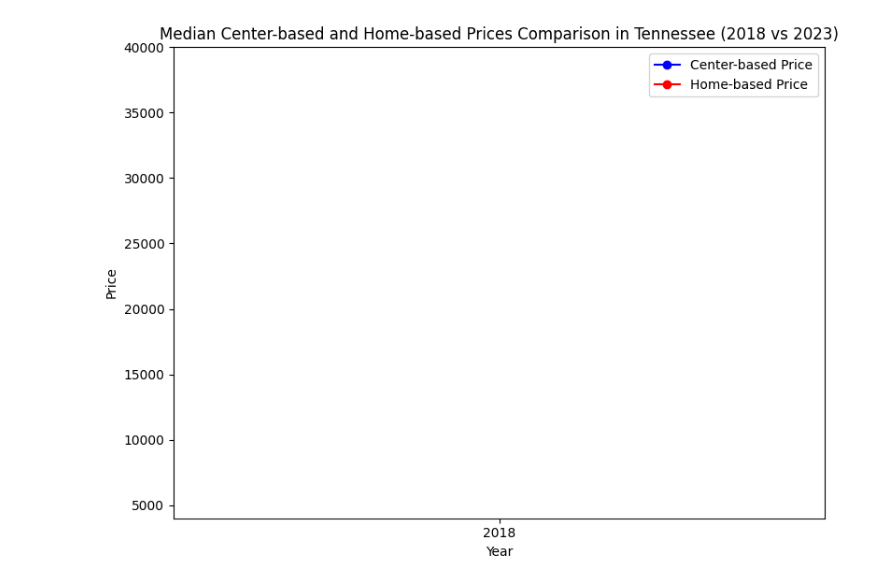
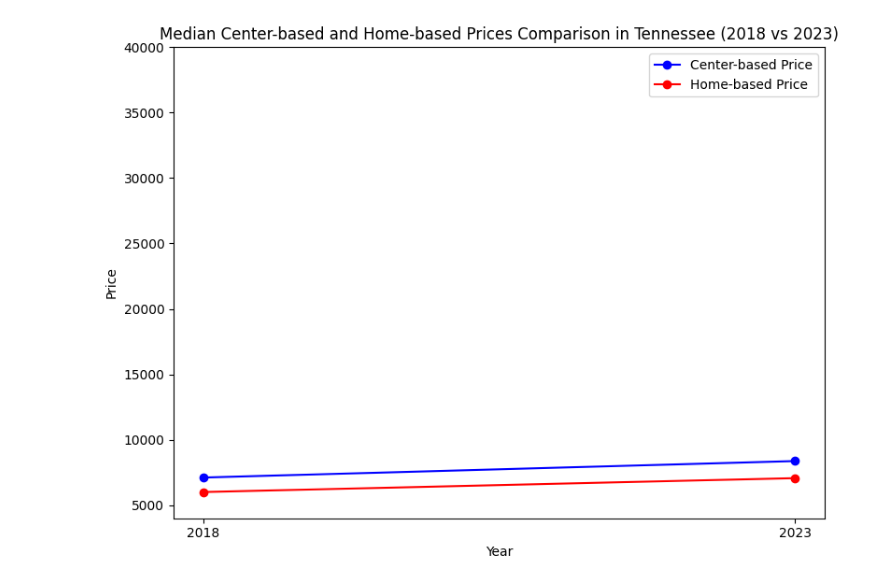
Before and after one commit to Clivesay1/Project-1, a Jupyter notebook: GetCharted.ipynb, the cells around one changed output. Drawn from its saved outputs; the diff is of its cells as text; code cells hidden in the pictures.

Commit message:
Using the newer Data, able to create the proper Charts.

```diff
--- a/GetCharted.ipynb
+++ b/GetCharted.ipynb
@@ -5,8 +5,10 @@ import numpy as np
 # %%
 median_path = "Resources/Merged_sheet.csv"
 
-clean_df = pd.read_csv(median_path)
+median_df = pd.read_csv(median_path)
 
-clean_df.head()
+median_df.columns = median_df.columns.str.strip()
+
+median_df.head()
 # %% [output]
 |  | State | Median center-based price: 2018 | Median home-based price: 2018 | Median price: 2018 | Median center-based price: 2023 | ... |
@@ -24,6 +272,6 @@ clean_df= clean_df.dropna()
 # %%
 
-clean_df.columns = clean_df.columns.str.strip()
+median_df.columns = median_df.columns.str.strip()
 
 # Convert relevant columns to numeric, coercing errors to NaNs
 columns_to_convert = [
@@ -32,34 +280,36 @@ columns_to_convert = [
 ]
 
 for column in columns_to_convert:
-    clean_df[column] = pd.to_numeric(clean_df[column], errors='coerce')
+    median_df[column] = pd.to_numeric(median_df[column], errors='coerce')
 
-# Extract state names and income data for 2018 and 2023
-states = clean_df['State']
-income_2018 = clean_df['Median Household Income 2018']
-income_2023 = clean_df['Median Household Income 2023']
+# Filter data for Tennessee
+tennessee_data = median_df[median_df['State'] == 'Tennessee']
+
+# Extract income data for 2018 and 2023
+income_2018 = tennessee_data['Median Household Income 2018'].values[0]
+income_2023 = tennessee_data['Median Household Income 2023'].values[0]
 
 # Create the bar chart
-fig, ax = plt.subplots(figsize=(14, 8))
+fig, ax = plt.subplots(figsize=(8, 6))
 
 # Set the width of the bars
 bar_width = 0.35
 
 # Positions of the bars
-index = range(len(states))
+index = range(2)
 
-# Bar chart for 2018
-bars_2018 = ax.bar(index, income_2018, bar_width, label='2018', color='darkblue')
+# Bar chart for Tennessee 2018
+bars_2018 = ax.bar(index[0], income_2018, bar_width, label='2018', color='darkblue')
 
-# Bar chart for 2023
-bars_2023 = ax.bar([i + bar_width for i in index], income_2023, bar_width, label='2023', color='orange')
+# Bar chart for Tennessee 2023
+bars_2023 = ax.bar(index[1] + bar_width, income_2023, bar_width, label='2023', color='orange')
 
 # Set labels and title
-ax.set_xlabel('State')
+ax.set_xlabel('Year')
 ax.set_ylabel('Median Household Income')
-ax.set_title('Comparison of Median Household Income Distribution for 2018 and 2023')
+ax.set_title('Median Household Income Comparison for Tennessee (2018 vs 2023)')
 ax.set_xticks([i + bar_width / 2 for i in index])
-ax.set_xticklabels(states, rotation=90)
+ax.set_xticklabels(['2018', '2023'])
 ax.legend()
 
 # Adjust layout and show the plot
@@ -235,37 +321,37 @@ plt.show()
 
 
 # Strip whitespace from headers
-clean_df.columns = clean_df.columns.str.strip()
+median_df.columns = median_df.columns.str.strip()
 
 # Filter data for Tennessee
-tennessee_data = clean_df[clean_df['State'] == 'Tennessee']
+tennessee_data = median_df[median_df['State'] == 'Tennessee']
 
 # Extract prices for Tennessee in 2018 and 2023
 center_based_2018 = tennessee_data['Median center-based price: 2018'].values[0]
 home_based_2018 = tennessee_data['Median home-based price: 2018'].values[0]
 center_based_2023 = tennessee_data['Median center-based price: 2023'].values[0]
 home_based_2023 = tennessee_data['Median home-based price: 2023'].values[0]
 
 # Create the line chart
 fig, ax = plt.subplots(figsize=(8, 6))
 
 # Plot lines for center-based prices
 ax.plot(['2018', '2023'], [center_based_2018, center_based_2023], marker='o', linestyle='-', color='b', label='Center-based Price')
 
 # Plot lines for home-based prices
 ax.plot(['2018', '2023'], [home_based_2018, home_based_2023], marker='o', linestyle='-', color='r', label='Home-based Price')
 
 # Set labels and title
 ax.set_xlabel('Year')
 ax.set_ylabel('Price')
 ax.set_title('Median Center-based and Home-based Prices Comparison in Tennessee (2018 vs 2023)')
 ax.legend()
 
 # Set y-axis limits
 ax.set_ylim(4000, 40000)
 
 # Adjust layout and show the plot
 plt.tight_layout()
 plt.show()
 # %% [output]
-[figure, old version]
+[figure, new version]
```
Also changed, not shown: parts of 14 cells of this notebook.
